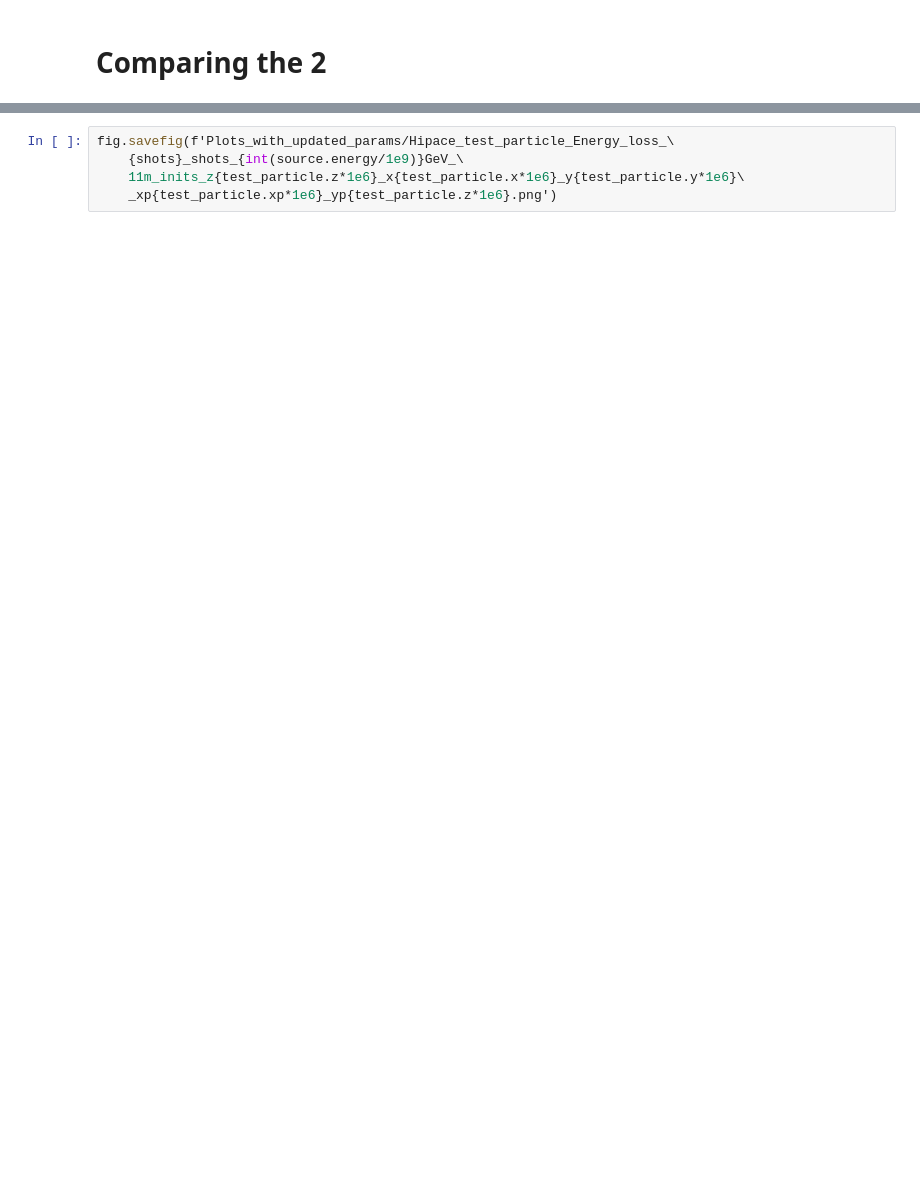
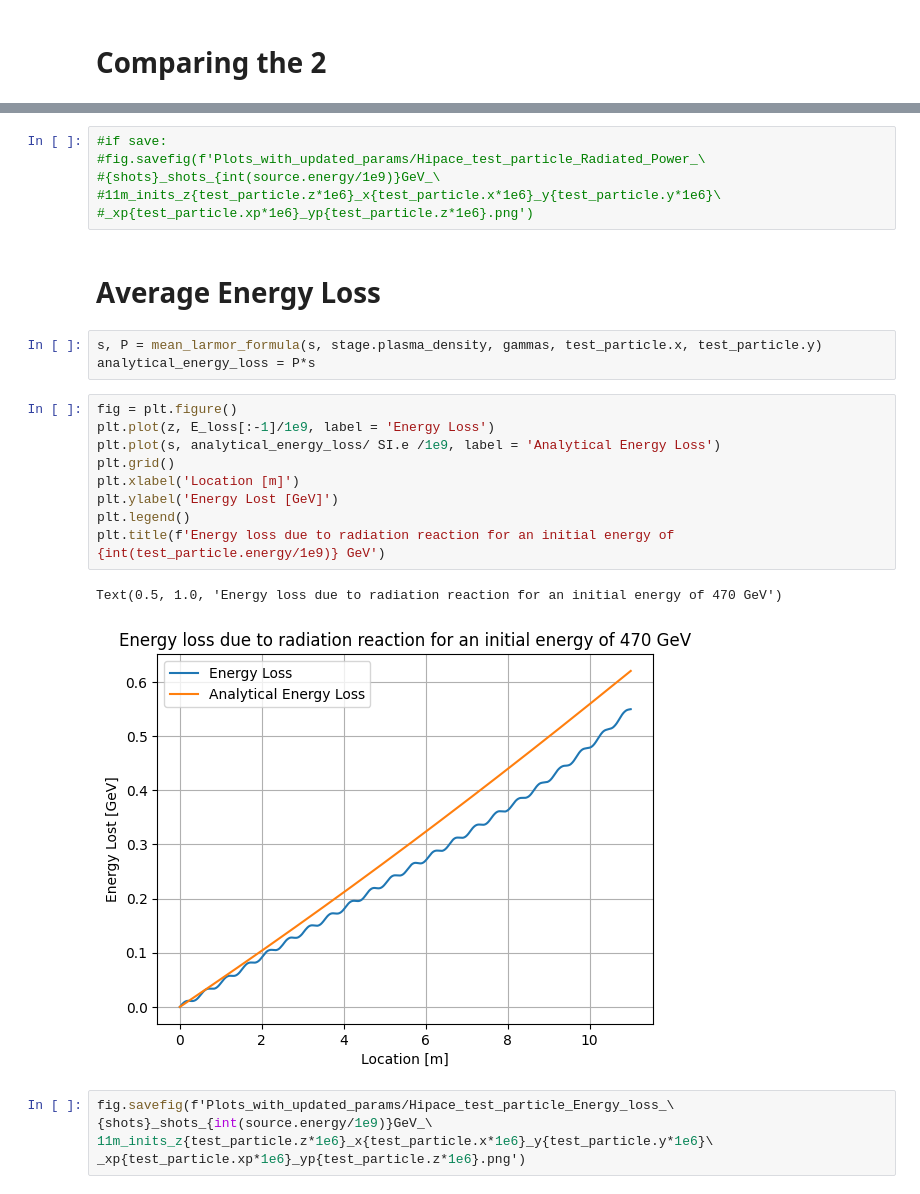
Before and after one commit to abel-framework/ABEL, a Jupyter notebook: examples/single_particle_hipace.ipynb, the cells around one changed output, grey strips where cells are left out. Drawn from its saved outputs; the diff is of its cells as text; blank space fills up the shorter version.

```diff
--- a/examples/single_particle_hipace.ipynb
+++ b/examples/single_particle_hipace.ipynb
@@ -174,5 +176,28 @@ Text(0.5, 1.0, 'Energy loss due to radiation reaction for an initial energy of 1
-# %%
-fig.savefig(f'Plots_with_updated_params/Hipace_test_particle_Energy_loss_\
-    {shots}_shots_{int(source.energy/1e9)}GeV_\
-    11m_inits_z{test_particle.z*1e6}_x{test_particle.x*1e6}_y{test_particle.y*1e6}\
-    _xp{test_particle.xp*1e6}_yp{test_particle.z*1e6}.png')
+# %%
+#if save:
+#fig.savefig(f'Plots_with_updated_params/Hipace_test_particle_Radiated_Power_\
+#{shots}_shots_{int(source.energy/1e9)}GeV_\
+#11m_inits_z{test_particle.z*1e6}_x{test_particle.x*1e6}_y{test_particle.y*1e6}\
+#_xp{test_particle.xp*1e6}_yp{test_particle.z*1e6}.png')
+# %% [markdown]
+# Average Energy Loss
+# %%
+s, P = mean_larmor_formula(s, stage.plasma_density, gammas, test_particle.x, test_particle.y)
+analytical_energy_loss = P*s
+# %%
+fig = plt.figure()
+plt.plot(z, E_loss[:-1]/1e9, label = 'Energy Loss')
+plt.plot(s, analytical_energy_loss/ SI.e /1e9, label = 'Analytical Energy Loss')
+plt.grid()
+plt.xlabel('Location [m]')
+plt.ylabel('Energy Lost [GeV]')
+plt.legend()
+plt.title(f'Energy loss due to radiation reaction for an initial energy of {int(test_particle.energy/1e9)} GeV')
+# %% [output]
+Text(0.5, 1.0, 'Energy loss due to radiation reaction for an initial energy of 470 GeV')
+[figure, added]
+# %%
+fig.savefig(f'Plots_with_updated_params/Hipace_test_particle_Energy_loss_\
+{shots}_shots_{int(source.energy/1e9)}GeV_\
+11m_inits_z{test_particle.z*1e6}_x{test_particle.x*1e6}_y{test_particle.y*1e6}\
+_xp{test_particle.xp*1e6}_yp{test_particle.z*1e6}.png')
```
Also changed, not shown: parts of 6 cells of this notebook, 9 other files.
